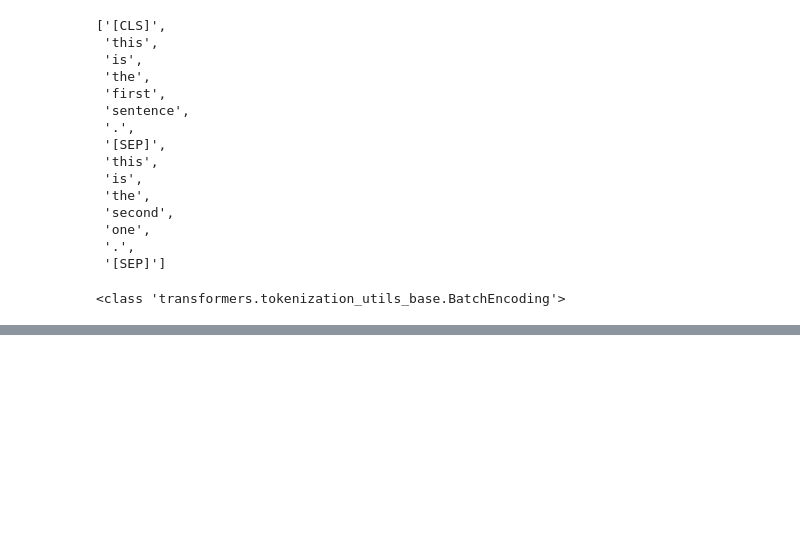
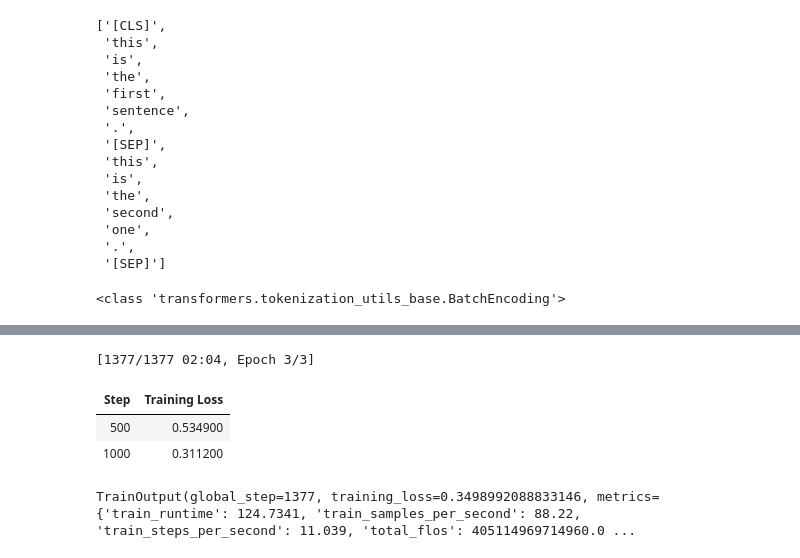
Before and after one commit to kusmierzrafal/llm-course-hugging-face, a Jupyter notebook: 03_fine_tuning_a_pretrained_model.ipynb, the cells around one changed output, grey strips where cells are left out. Drawn from its saved outputs; the diff is of its cells as text; code cells hidden in the pictures; blank space fills up the shorter version.

```diff
--- a/03_fine_tuning_a_pretrained_model.ipynb
+++ b/03_fine_tuning_a_pretrained_model.ipynb
@@ -123,0 +160,24 @@ def tokenize_function(example):
+# %%
+from datasets import load_dataset
+from transformers import AutoTokenizer, DataCollatorWithPadding
+
+raw_datasets = load_dataset("glue", "mrpc")
+checkpoint = "bert-base-uncased"
+tokenizer = AutoTokenizer.from_pretrained(checkpoint)
+
+
+def tokenize_function(example):
+    return tokenizer(example["sentence1"], example["sentence2"], truncation=True)
+
+
+tokenized_datasets = raw_datasets.map(tokenize_function, batched=True)
+data_collator = DataCollatorWithPadding(tokenizer=tokenizer)
+# %%
+from transformers import TrainingArguments
+import os
+
+os.environ["WANDB_DISABLED"] = "true"
+training_args = TrainingArguments(
+    "test-trainer",
+    report_to=None    # to disable wandb and other logging
+)
@@ -123,0 +186,4 @@ def tokenize_function(example):
+# %%
+from transformers import AutoModelForSequenceClassification
+
+model = AutoModelForSequenceClassification.from_pretrained(checkpoint, num_labels=2)
@@ -123,0 +193,11 @@ def tokenize_function(example):
+# %%
+from transformers import Trainer
+
+trainer = Trainer(
+    model,
+    training_args,
+    train_dataset=tokenized_datasets["train"],
+    eval_dataset=tokenized_datasets["validation"],
+    data_collator=data_collator,
+    processing_class=tokenizer,
+)
@@ -123,0 +269,9 @@ def tokenize_function(example):
+# %%
+# lets train our model for new task type - classification
+trainer.train()
+# %% [output]
+[1377/1377 02:04, Epoch 3/3]
+| Step | Training Loss |
+| 500 | 0.534900 |
+| 1000 | 0.311200 |
+TrainOutput(global_step=1377, training_loss=0.3498992088833146, metrics={'train_runtime': 124.7341, 'train_samples_per_second': 88.22, 'train_steps_per_second': 11.039, 'total_flos': 405114969714960.0 ...
```
Also changed, not shown: parts of 22 cells of this notebook.
